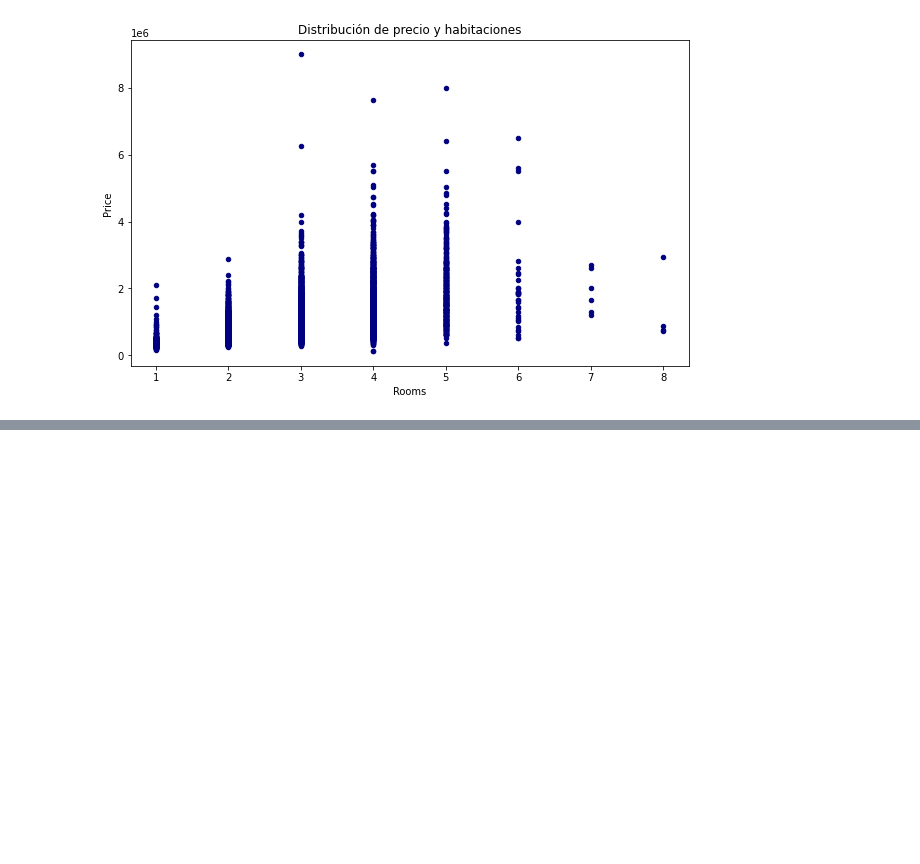
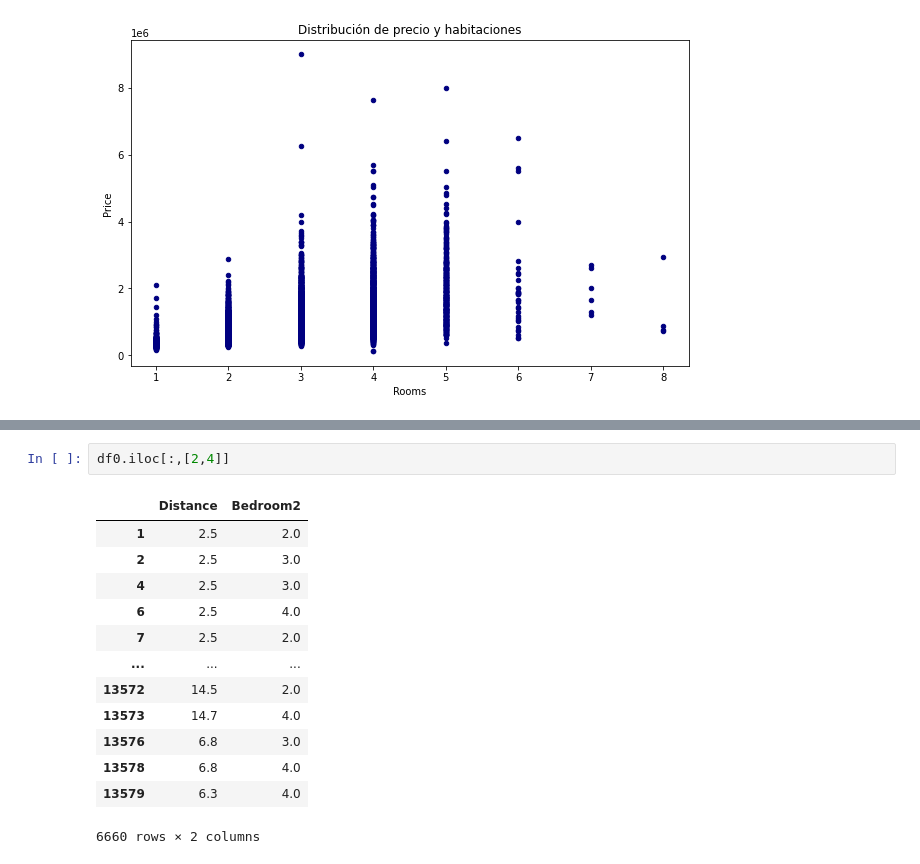
Before and after one commit to jvera672/cd_202202_juan_vera, a Jupyter notebook: Taller_4.ipynb, the cells around one changed output, grey strips where cells are left out. Saved outputs shown, nothing was run; the diff lists cells and outputs as text; blank space fills up the shorter version.

```diff
--- a/Taller_4.ipynb
+++ b/Taller_4.ipynb
@@ -144,0 +271,16 @@ ax.set_title('Distribución de precio y carros');
+# %%
+df0.iloc[:,[2,4]]
+# %% [output]
+|  | Distance | Bedroom2 |
+| 1 | 2.5 | 2.0 |
+| 2 | 2.5 | 3.0 |
+| 4 | 2.5 | 3.0 |
+| 6 | 2.5 | 4.0 |
+| 7 | 2.5 | 2.0 |
+| ... | ... | ... |
+| 13572 | 14.5 | 2.0 |
+| 13573 | 14.7 | 4.0 |
+| 13576 | 6.8 | 3.0 |
+| 13578 | 6.8 | 4.0 |
+| 13579 | 6.3 | 4.0 |
+6660 rows × 2 columns
```
Also changed, not shown: parts of 7 cells of this notebook.
